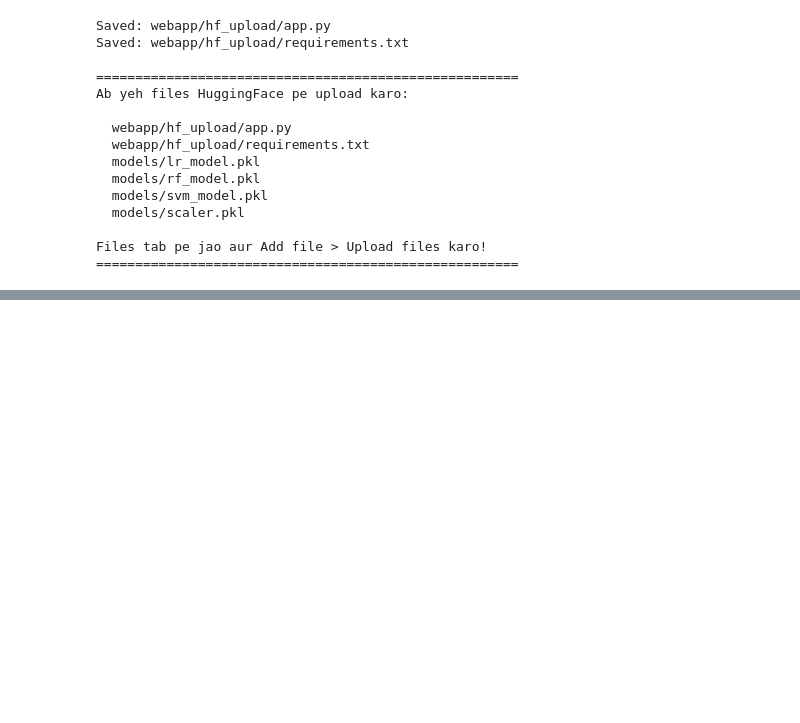
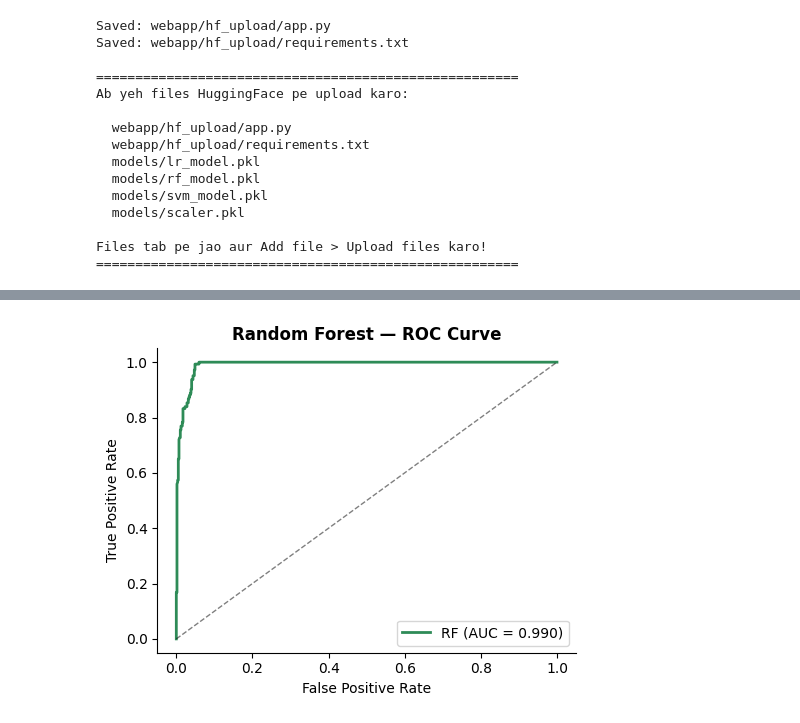
Before and after one commit to Asif5588-M/thesis_ml_project, a Jupyter notebook: notebooks/02_models.ipynb, the cells around one changed output, grey strips where cells are left out. Cells and saved outputs as stored; diff of their text form; code cells hidden in the pictures; blank space fills up the shorter version.

```diff
--- a/notebooks/02_models.ipynb
+++ b/notebooks/02_models.ipynb
@@ -1579,0 +1632,19 @@ Files tab pe jao aur Add file > Upload files karo!
+# %%
+# === RF — ROC Curve ===
+fpr_rf, tpr_rf, _ = roc_curve(y_test, y_prob_rf)
+auc_rf = roc_auc_score(y_test, y_prob_rf)
+
+fig, ax = plt.subplots(figsize=(5, 4))
+ax.plot(fpr_rf, tpr_rf, color='seagreen', lw=2,
+        label=f'RF (AUC = {auc_rf:.3f})')
+ax.plot([0,1],[0,1],'k--', lw=1, alpha=0.5)
+ax.set_title('Random Forest — ROC Curve', fontweight='bold')
+ax.set_xlabel('False Positive Rate')
+ax.set_ylabel('True Positive Rate')
+ax.legend(loc='lower right')
+ax.spines[['top','right']].set_visible(False)
+plt.tight_layout()
+plt.savefig('../results/rf_roc.png', dpi=150, bbox_inches='tight')
+plt.show()
+# %% [output]
+[figure, added]
```
Also changed, not shown: parts of 8 cells of this notebook, 19 other files.
